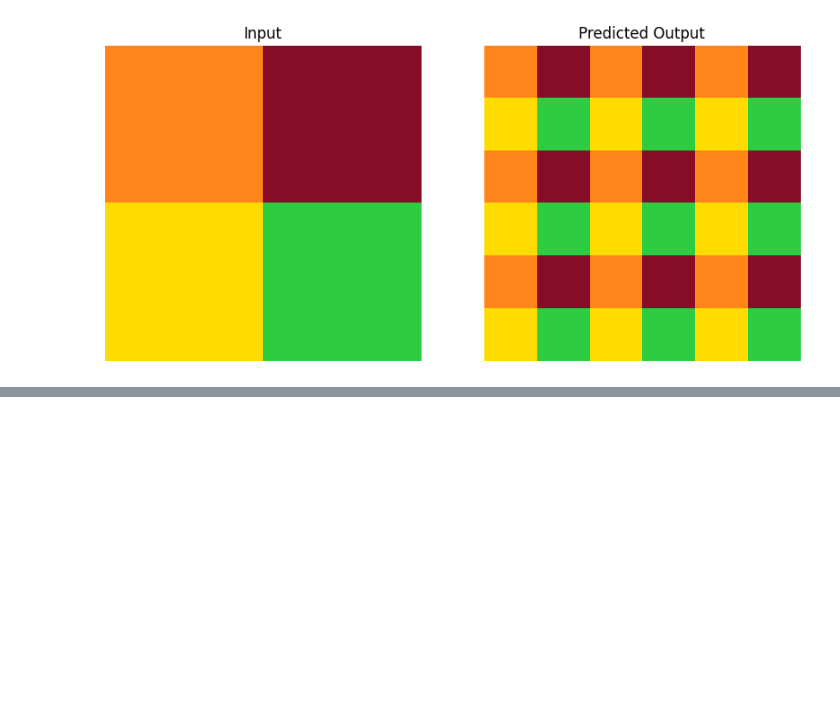
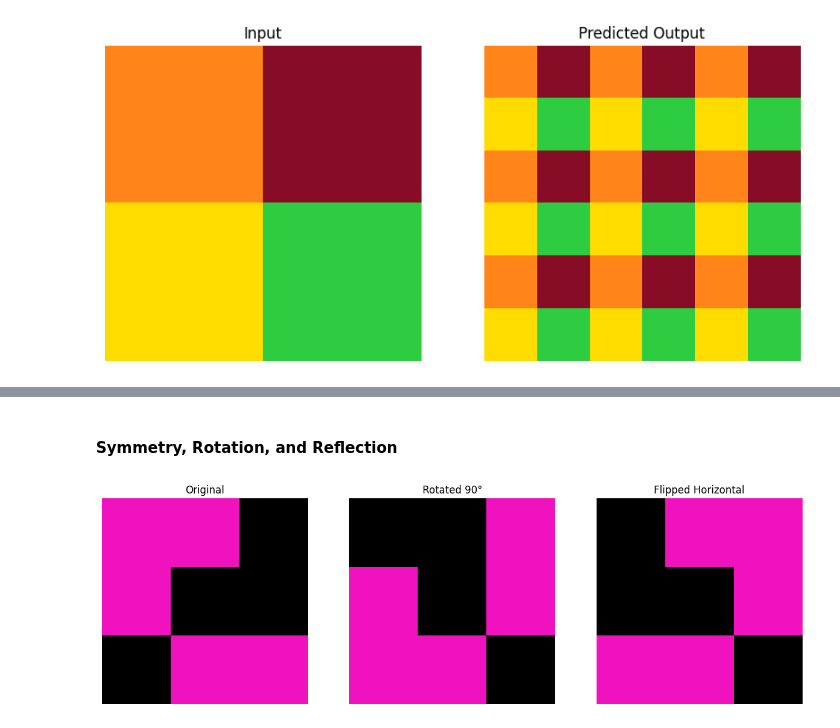
Before and after one commit to Rasel1435/arc-prize-2026, a Jupyter notebook: notebooks/eda.ipynb, the cells around one changed output, grey strips where cells are left out. Saved outputs shown, nothing was run; the diff lists cells and outputs as text; code cells hidden in the pictures; blank space fills up the shorter version.

```diff
--- a/notebooks/eda.ipynb
+++ b/notebooks/eda.ipynb
@@ -28,0 +97,17 @@ plt.show()
+# %% [markdown]
+#### Symmetry, Rotation, and Reflection
+# %%
+# গ্রিডটিকে ৯০ ডিগ্রি ঘোরানো
+rotated = rotate_grid(input_grid, k=1)
+
+# গ্রিডটিকে ডানে-বামে ফ্লিপ করা
+flipped = flip_grid(input_grid, axis=1)
+
+# ভিজ্যুয়ালাইজেশন
+plt.figure(figsize=(15, 5))
+plt.subplot(1, 3, 1); plot_grid(input_grid, "Original")
+plt.subplot(1, 3, 2); plot_grid(rotated, "Rotated 90°")
+plt.subplot(1, 3, 3); plot_grid(flipped, "Flipped Horizontal")
+plt.show()
+# %% [output]
+[figure, added]
```
Also changed, not shown: parts of 9 cells of this notebook, 4 other files.
